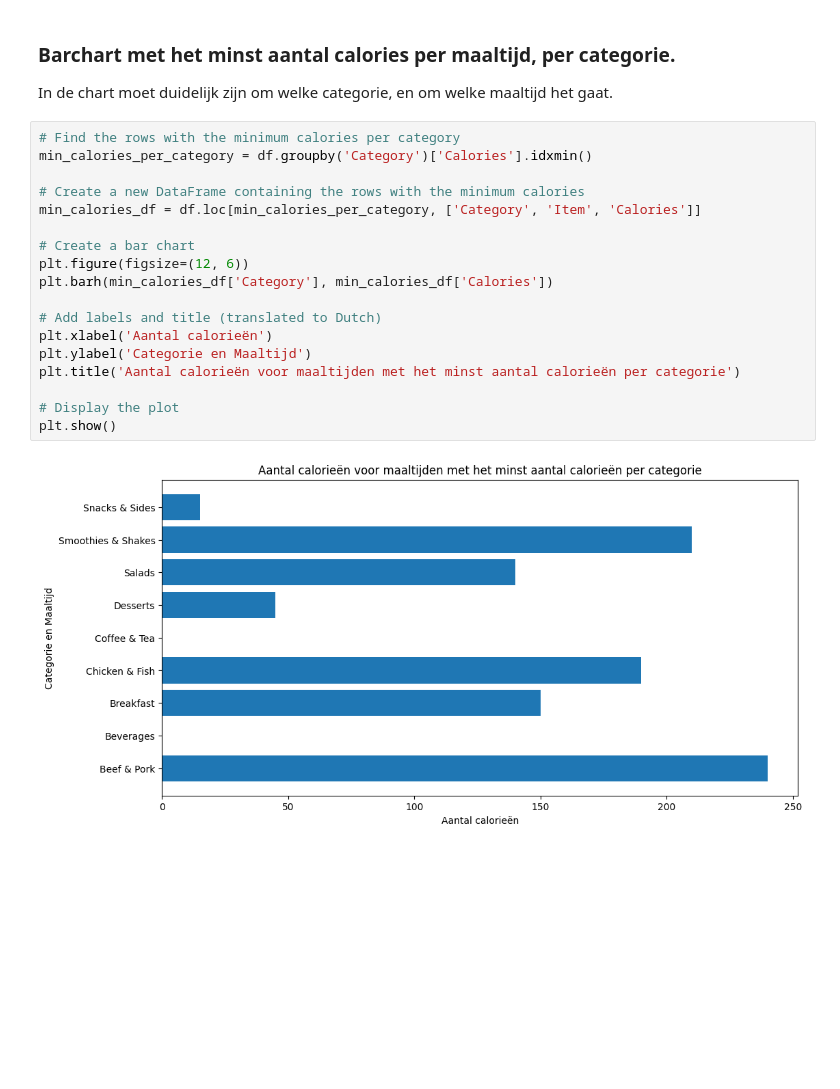
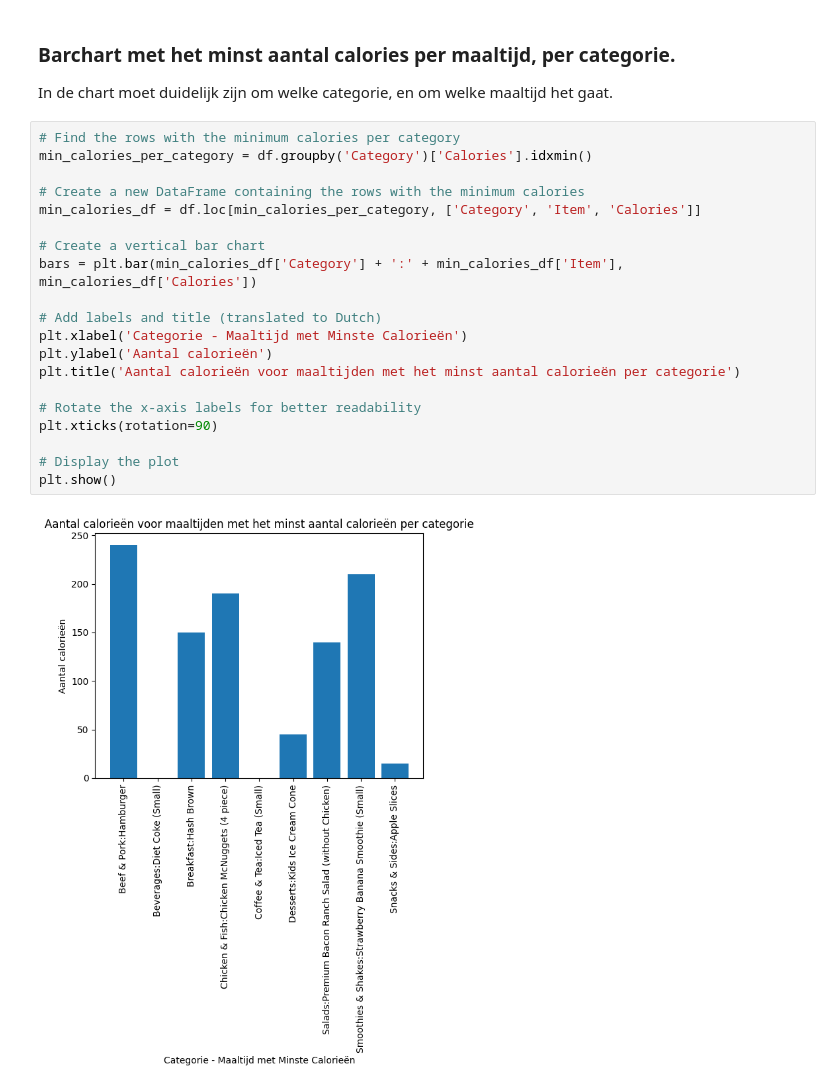
Before and after one commit to Karem1986/Let-s-Data_Transformeren_Analyseren, a Jupyter notebook: Randas_McPandas.ipynb, the cells around one changed output. Saved outputs shown, nothing was run; the diff lists cells and outputs as text; blank space fills up the shorter version.

```diff
--- a/Randas_McPandas.ipynb
+++ b/Randas_McPandas.ipynb
@@ -198,20 +198,22 @@ In de chart moet duidelijk zijn om welke categorie, en om welke maaltijd het gaa
 # %%
 # Find the rows with the minimum calories per category
 min_calories_per_category = df.groupby('Category')['Calories'].idxmin()
 
 # Create a new DataFrame containing the rows with the minimum calories
 min_calories_df = df.loc[min_calories_per_category, ['Category', 'Item', 'Calories']]
 
-# Create a bar chart
-plt.figure(figsize=(12, 6))
-plt.barh(min_calories_df['Category'], min_calories_df['Calories'])
+# Create a vertical bar chart
+bars = plt.bar(min_calories_df['Category'] + ':' + min_calories_df['Item'], min_calories_df['Calories'])
 
 # Add labels and title (translated to Dutch)
-plt.xlabel('Aantal calorieën')
-plt.ylabel('Categorie en Maaltijd')
+plt.xlabel('Categorie - Maaltijd met Minste Calorieën')
+plt.ylabel('Aantal calorieën')
 plt.title('Aantal calorieën voor maaltijden met het minst aantal calorieën per categorie')
+
+# Rotate the x-axis labels for better readability
+plt.xticks(rotation=90)
 
 # Display the plot
 plt.show()
 # %% [output]
-[figure, old version]
+[figure, new version]
```
